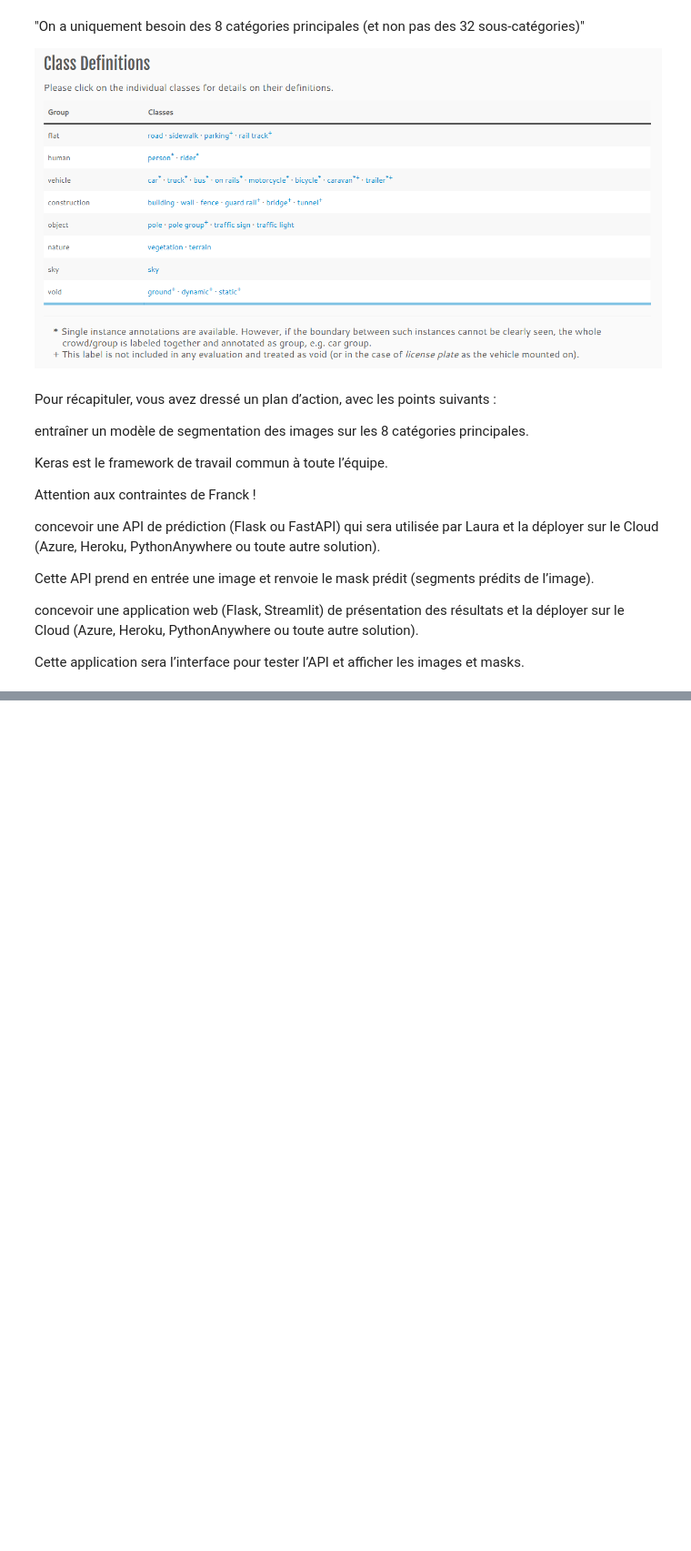
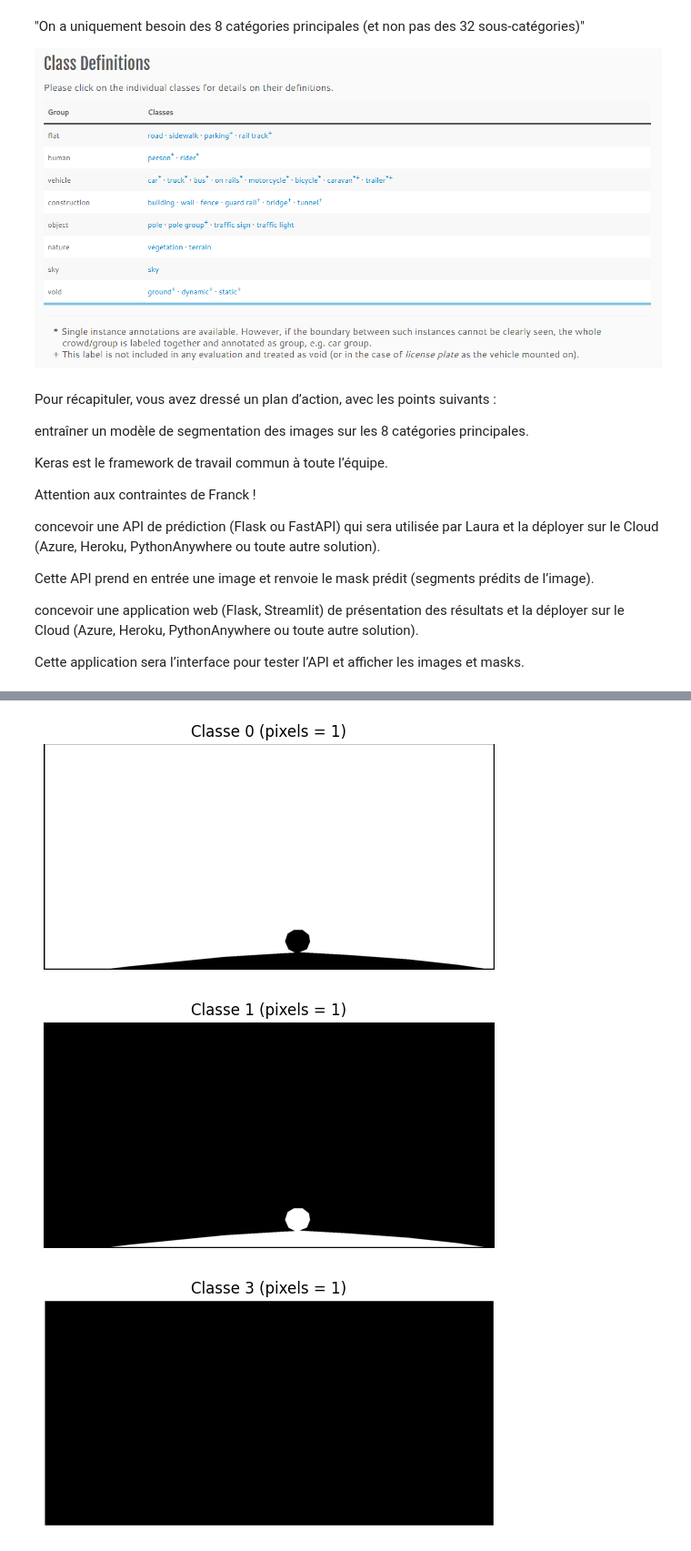
Before and after one commit to fabiencappelli/Projet_8, a Jupyter notebook: Intro.ipynb, the cells around one changed output, grey strips where cells are left out. Shown: that part at 91% size. Drawn from its saved outputs; the diff is of its cells as text; code cells hidden in the pictures; blank space fills up the shorter version.

```diff
--- a/Intro.ipynb
+++ b/Intro.ipynb
@@ -20,0 +88,11 @@ Cette application sera l’interface pour tester l’API et afficher les images
+# %%
+for class_id in np.unique(mask):
+    plt.figure()
+    plt.title(f"Classe {class_id} (pixels = 1)")
+    plt.imshow((mask == class_id).astype(int), cmap='gray')
+    plt.axis('off')
+    plt.show()
+# %% [output]
+[figure, added]
+[figure, added]
+[figure, added]
```
Also changed, not shown: parts of 13 cells of this notebook.
